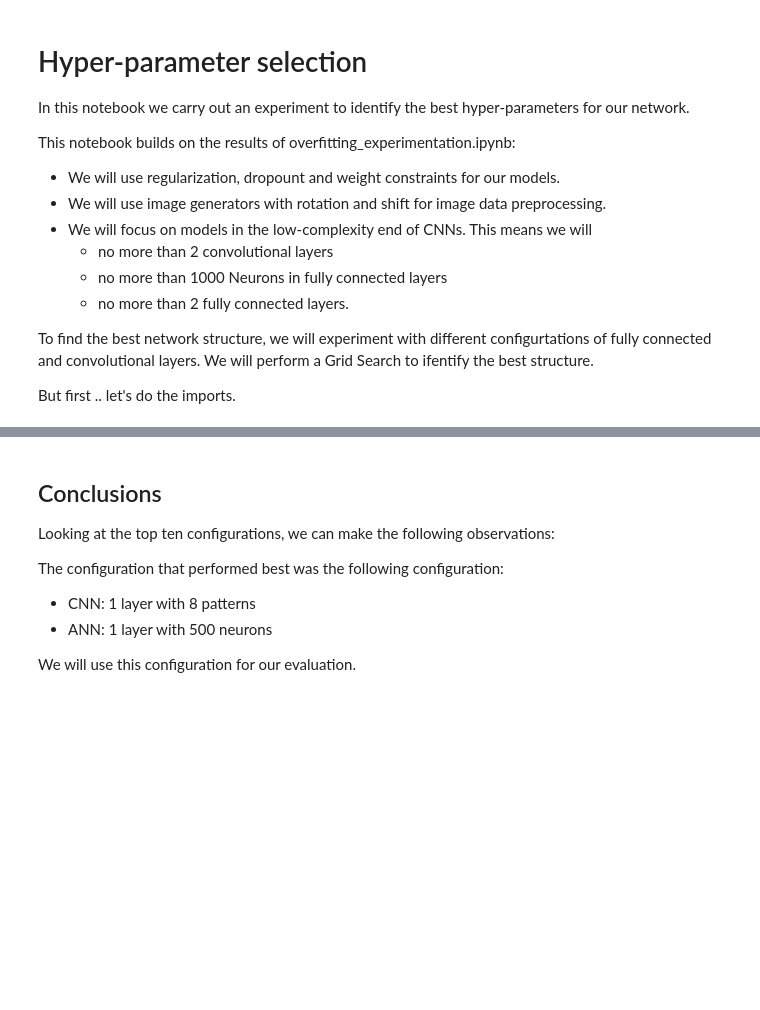
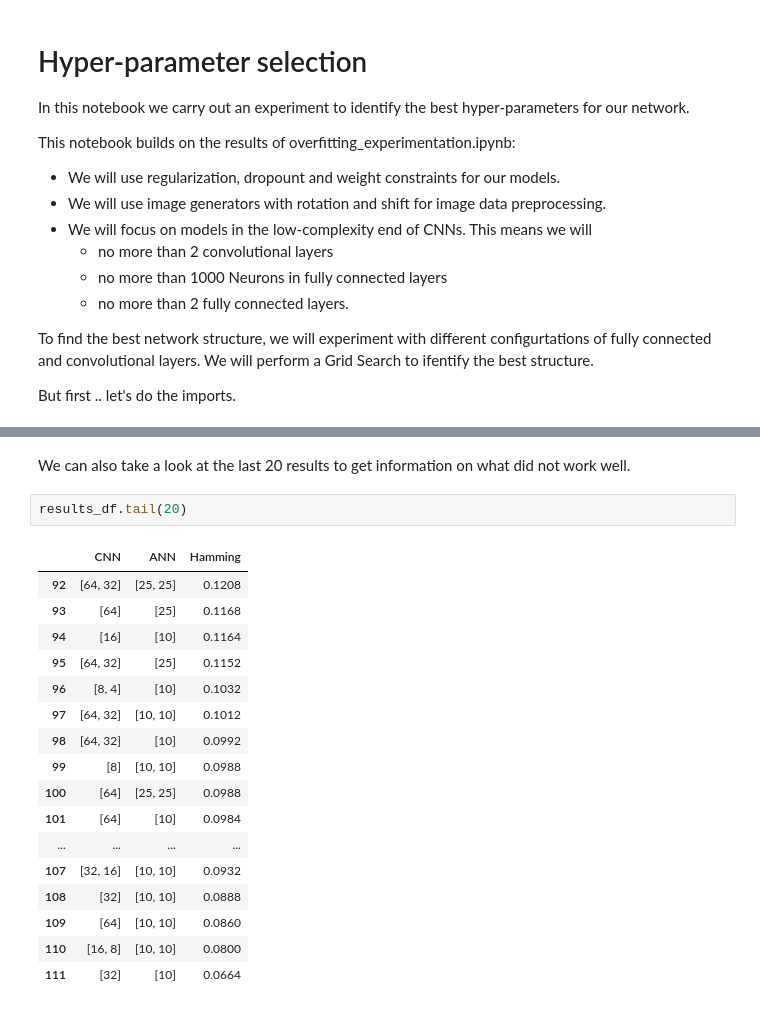
Before and after one commit to frank-trollmann/machine-learning_example-project, a Jupyter notebook: notebooks/hyper_parameter_selection.ipynb, the cells around one changed output, grey strips where cells are left out. Saved outputs shown, nothing was run; the diff lists cells and outputs as text; blank space fills up the shorter version.

```diff
--- a/notebooks/hyper_parameter_selection.ipynb
+++ b/notebooks/hyper_parameter_selection.ipynb
@@ -86,10 +90,22 @@ results_df.head(10)
-# %% [markdown]
-## Conclusions
-Looking at the top ten configurations, we can make the following observations:
-
-
-The configuration that performed best was the following configuration:
-- CNN: 1 layer with 8 patterns
-- ANN: 1 layer with 500 neurons
-
-We will use this configuration for our evaluation.
+# %% [markdown]
+We can also take a look at the last 20 results to get information on what did not work well.
+# %%
+results_df.tail(20)
+# %% [output]
+|  | CNN | ANN | Hamming |
+| 92 | [64, 32] | [25, 25] | 0.1208 |
+| 93 | [64] | [25] | 0.1168 |
+| 94 | [16] | [10] | 0.1164 |
+| 95 | [64, 32] | [25] | 0.1152 |
+| 96 | [8, 4] | [10] | 0.1032 |
+| 97 | [64, 32] | [10, 10] | 0.1012 |
+| 98 | [64, 32] | [10] | 0.0992 |
+| 99 | [8] | [10, 10] | 0.0988 |
+| 100 | [64] | [25, 25] | 0.0988 |
+| 101 | [64] | [10] | 0.0984 |
+| ... | ... | ... | ... |
+| 107 | [32, 16] | [10, 10] | 0.0932 |
+| 108 | [32] | [10, 10] | 0.0888 |
+| 109 | [64] | [10, 10] | 0.0860 |
+| 110 | [16, 8] | [10, 10] | 0.0800 |
+| 111 | [32] | [10] | 0.0664 |
```
Also changed, not shown: parts of 10 cells of this notebook, 2 other files.
